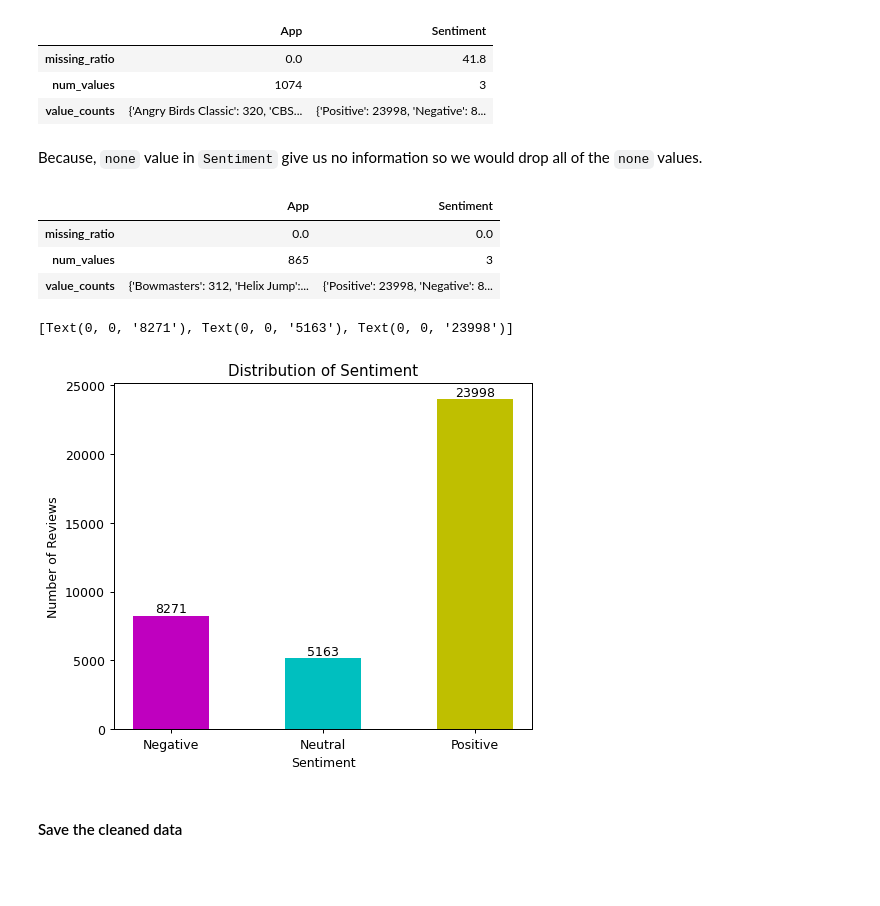
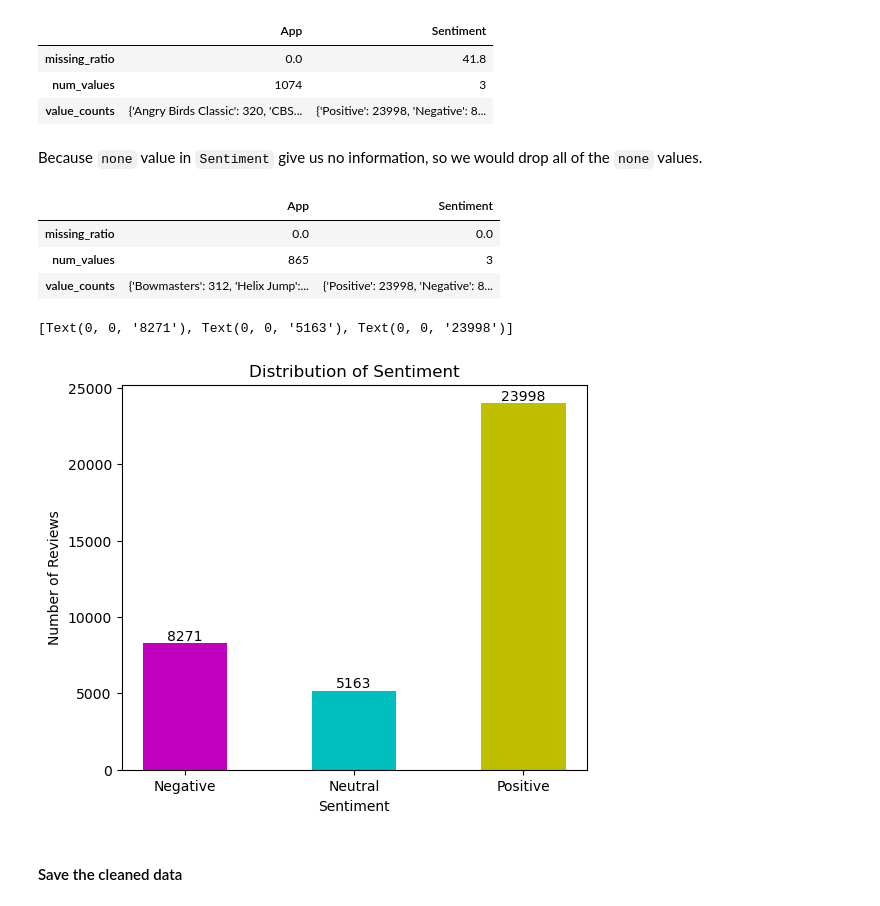
Before and after one commit to Luc-h0/Lap_trinh_cho_khoa_hoc_du_lieu, a Jupyter notebook: Notebook/1.0-Preprocess.ipynb, the cells around one changed output. Saved outputs shown, nothing was run; the diff lists cells and outputs as text; code cells hidden in the pictures; blank space fills up the shorter version.

```diff
--- a/Notebook/1.0-Preprocess.ipynb
+++ b/Notebook/1.0-Preprocess.ipynb
@@ -395,5 +395,5 @@ In this dataset, we can only use the `Sentiment` of each each review to evaluate
 # %%
-reviews_df.drop(columns=['Translated_Review', 'Sentiment_Polarity', 'Sentiment_Subjectivity'], inplace=True)
+reviews_df = reviews_df[['App', 'Sentiment']]
 # %% [markdown]
 ####  What is the current data type of each column? Are there columns having inappropriate data types?
 # %%
@@ -427,8 +427,8 @@ cat_col_info_df
 | missing_ratio | 0.0 | 41.8 |
 | num_values | 1074 | 3 |
 | value_counts | {'Angry Birds Classic': 320, 'CBS... | {'Positive': 23998, 'Negative': 8... |
-# %% [markdown]
-Because, `none` value in `Sentiment` give us no information so we would drop all of the `none` values.
+# %% [markdown]
+Because `none` value in `Sentiment` give us no information, so we would drop all of the `none` values.
 # %%
 reviews_df.dropna(inplace=True)
 # %%
@@ -441,17 +441,17 @@ cat_col_info_df
 | num_values | 865 | 3 |
 | value_counts | {'Bowmasters': 312, 'Helix Jump':... | {'Positive': 23998, 'Negative': 8... |
 # %%
+# visualize the distribution of 'Sentiment'
 sentiment_df = reviews_df.groupby('Sentiment').count()
 
-fig, ax = plt.subplots(figsize=(6, 5), dpi=90)
-
+fig, ax = plt.subplots(figsize=(6, 5), dpi=100)
 ax.bar(sentiment_df.index, sentiment_df['App'], color=['m', 'c', 'y'], width=0.5)
 ax.set_xlabel('Sentiment')
 ax.set_ylabel('Number of Reviews')
 ax.set_title('Distribution of Sentiment')
-ax.bar_label(ax.containers[0], label_type='edge')
+ax.bar_label(ax.containers[0])
 # %% [output]
 [Text(0, 0, '8271'), Text(0, 0, '5163'), Text(0, 0, '23998')]
-[figure, old version]
+[figure, new version]
 # %% [markdown]
 #### Save the cleaned data
```
Also changed, not shown: parts of 11 cells of this notebook.
